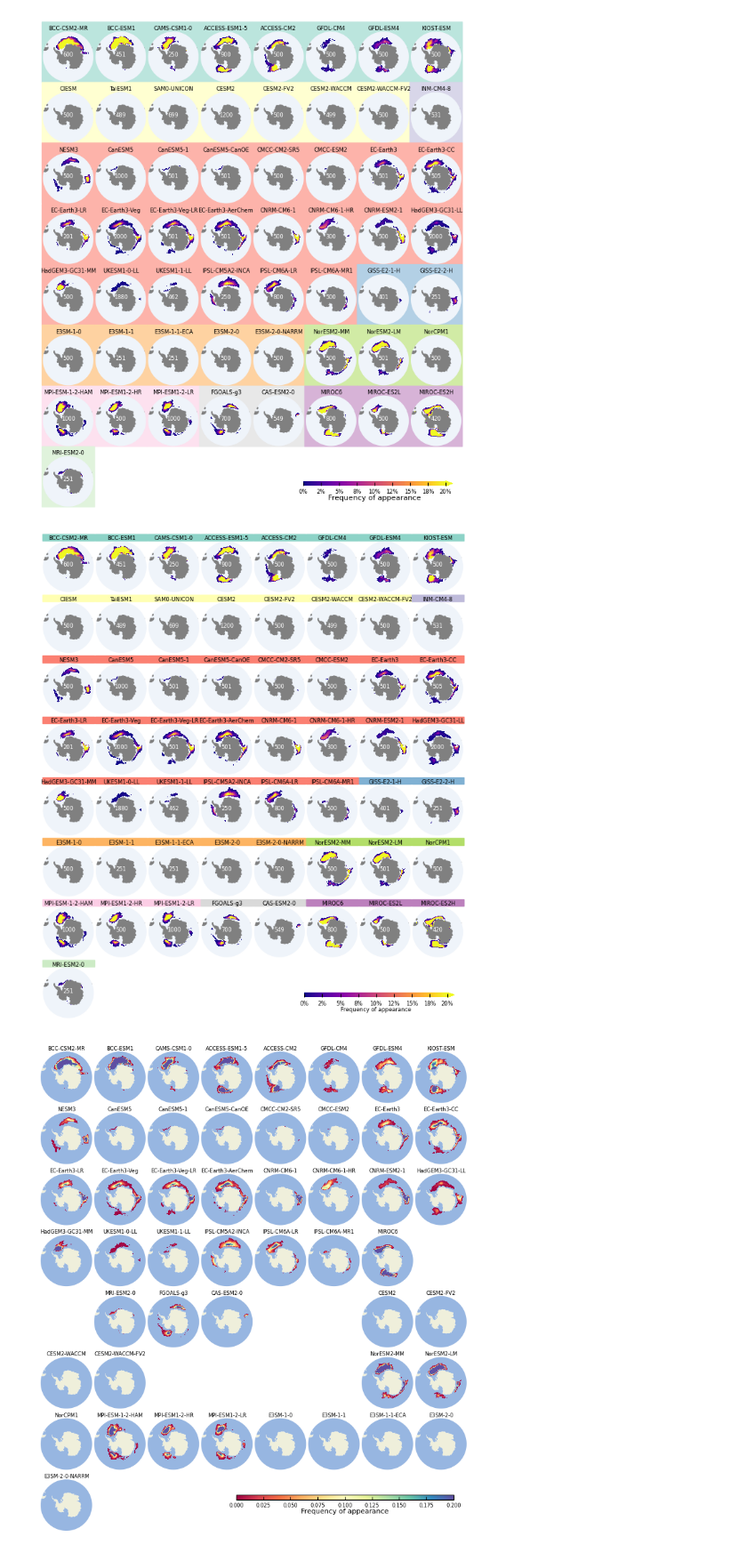
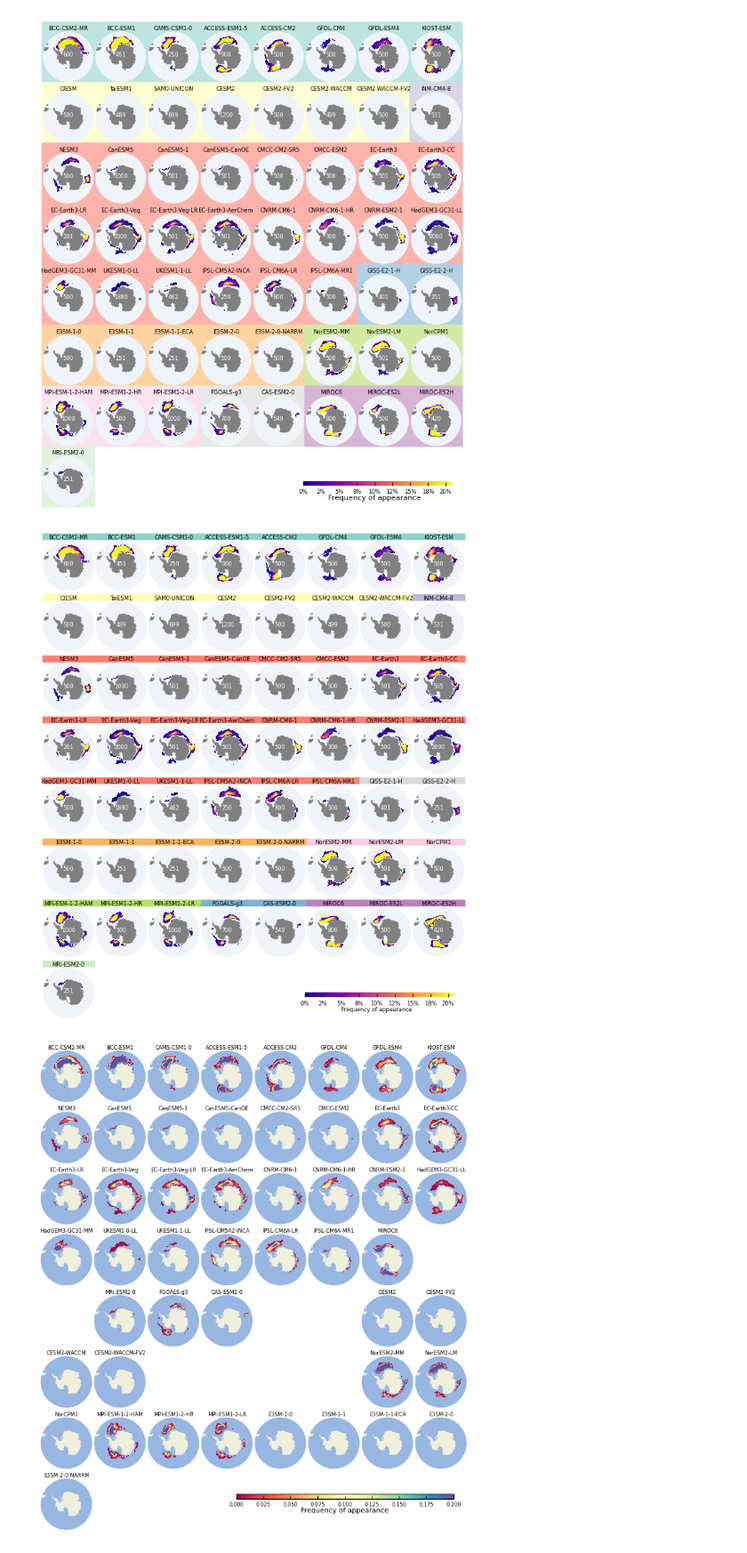
Before and after one commit to shunzi-work/SouthernOceanPolynya, a Jupyter notebook: MLDPlot.ipynb, the cells around one changed output. Shown at 89% size. Cells and saved outputs as stored; diff of their text form; code cells hidden in the pictures.

```diff
--- a/part1/MLDPlot.ipynb
+++ b/MLDPlot.ipynb
@@ -46,7 +46,7 @@ def lighten_color(color, amount=0.5):
     return colorsys.hls_to_rgb(c[0],1-amount * (1-c[1]),c[2])
 # %%
 # new color from https://colorbrewer2.org/
-colors = ['#8dd3c7','#ffffb3','#bebada','#fb8072','#80b1d3','#fdb462','#b3de69','#fccde5','#d9d9d9','#bc80bd','#ccebc5']
+colors = ['#8dd3c7','#ffffb3','#bebada','#fb8072','#d9d9d9','#fdb462','#fccde5','#b3de69','#80b1d3','#bc80bd','#ccebc5']
 # colors = cm.get_cmap("Set3").colors
 types = datapd['type'].unique()
 color_dict = {}
@@ -203,7 +203,7 @@ for i in range(0, len(datapd)):
         bbox = ax.get_position()
         t = datapd.at[i, 'type']
         rect = Rectangle((bbox.x0-0.002,bbox.y1+0.001),
-                         bbox.width+0.004, 0.014,
+                         bbox.width+0.004, 0.012,
                          fill=True, color=color_dict[t], alpha=1, zorder=-1,
                          transform=fig.transFigure, clip_on=False)
         fig.add_artist(rect)
@@ -224,34 +224,34 @@ for i in range(0, len(datapd)):
         ax.add_feature(cfeature.LAND, zorder=1, color = 'grey')
         ax.add_feature(cfeature.OCEAN, alpha = 0.15)
         ax.set_boundary(circle, transform=ax.transAxes)
 
         ax.spines['geo'].set_edgecolor(None)
         im2 = ax.pcolormesh(pltx, plty, pltf, vmin = 0, vmax=0.2,
                            transform=ccrs.PlateCarree(), cmap=plt.cm.plasma)
 
 # cbar_ax2 = fig.add_axes([0.20, 0.07, 0.35, 0.01])
 # cbar2 = fig.colorbar(im2, cax=cbar_ax2, orientation='horizontal', extend='max', drawedges=False)
 # cbar2.set_label('Frequency of appearance', size=8, labelpad=-0.1)
 # cbar2.ax.tick_params(labelsize=6, direction='in')
 
 cbar_ax2 = fig.add_axes([0.62, 0.06, 0.35, 0.01])
 cbar2 = fig.colorbar(im2, cax=cbar_ax2,
                      orientation='horizontal',
                      extend='max')
 cbar2.set_label('Frequency of appearance', size=6, labelpad=-0.1)
 cbar2.ax.tick_params(labelsize=6, direction='in')
 cbar2.outline.set_visible(False)
 def to_percentage(x, pos):
     return f"{x * 100:.0f}%"
 
 cbar2.formatter = FuncFormatter(to_percentage)
 cbar2.update_ticks()
 
 fig.savefig('DeepConvection_Multi_title.png', dpi = 300)
 # fig.savefig('DeepConvection_Multi.eps', format='eps')  # too big (should be less than 5MB
 # fig.savefig('DeepConvection_Multi.pdf', format='pdf')  # too big (should be less than 5MB
 # %% [output]
-[figure, old version]
+[figure, new version]
 # %%
 fig = plt.figure(figsize=(7, 8))
 
```
Also changed, not shown: 5 other files.
